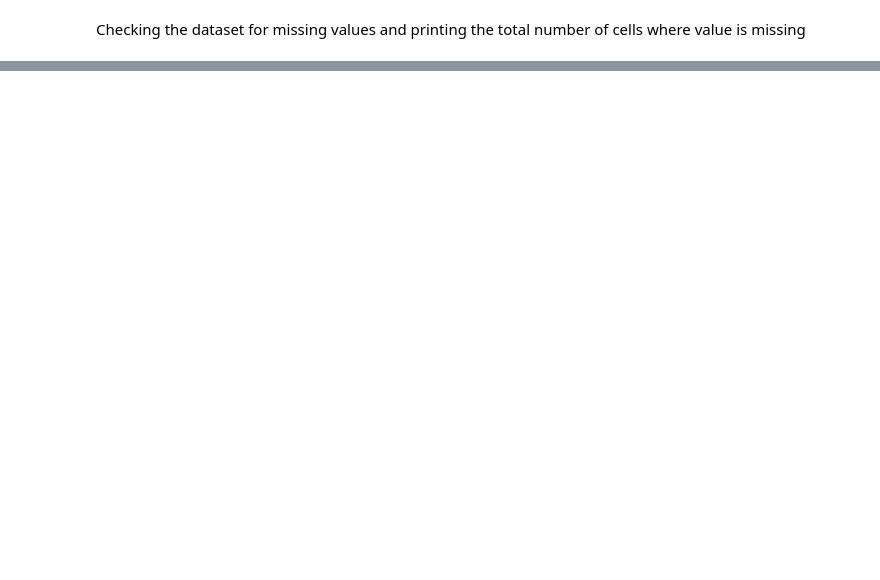
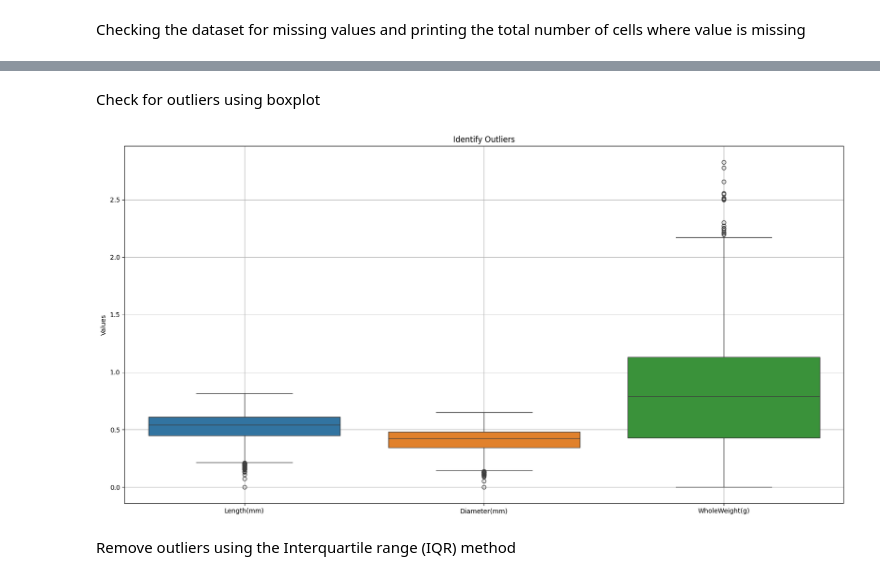
Before and after one commit to cotpetru24/data_mining, a Jupyter notebook: stu124543_data_mining.ipynb, the cells around one changed output, grey strips where cells are left out. Drawn from its saved outputs; the diff is of its cells as text; code cells hidden in the pictures; blank space fills up the shorter version.

```diff
--- a/stu124543_data_mining.ipynb
+++ b/stu124543_data_mining.ipynb
@@ -138,3 +145,5 @@ Data columns (total 8 columns):
+# %%
+clean_df.drop(['Spots', 'Height(mm)', 'SellWeight(g)', 'ShuckedWeight(g)'], axis=1, inplace=True)
 # %% [markdown]
 
 Checking the dataset for missing values and printing the total number of cells where value is missing
@@ -157,0 +166,11 @@ Total number of cells where value is missing = 8
+# %%
+clean_df.loc[clean_df['Sex'] == 1] = (
+    clean_df.loc[clean_df['Sex'] == 1].fillna(value=clean_df.loc[clean_df['Sex'] == 1].median(axis=0)))
+clean_df.loc[clean_df['Sex'] == 2] = (
+    clean_df.loc[clean_df['Sex'] == 2].fillna(value=clean_df.loc[clean_df['Sex'] == 2].median(axis=0)))
+clean_df.loc[clean_df['Sex'] == 3] = (
+    clean_df.loc[clean_df['Sex'] == 3].fillna(value=clean_df.loc[clean_df['Sex'] == 3].median(axis=0)))
+
+print("\nNumber of cells where value is missing after .fillna() - each column:")
+print(clean_df.isnull().sum())
+print(f"\nTotal number of cells where value is missing after .fillna() : {clean_df.isnull().sum().sum()}")
@@ -157,0 +200,13 @@ Total number of cells where value is missing = 8
+# %% [markdown]
+Check for outliers using boxplot
+# %%
+plt.rcParams['figure.figsize'] = [20, 10]
+sns.boxplot(data=clean_df.iloc[:,1:], orient='v')
+plt.ylabel('Values')
+plt.title('Identify Outliers')
+plt.grid(True)
+plt.show()
+# %% [output]
+[figure, added]
+# %% [markdown]
+Remove outliers using the Interquartile range (IQR) method
```
Also changed, not shown: parts of 25 cells of this notebook.
